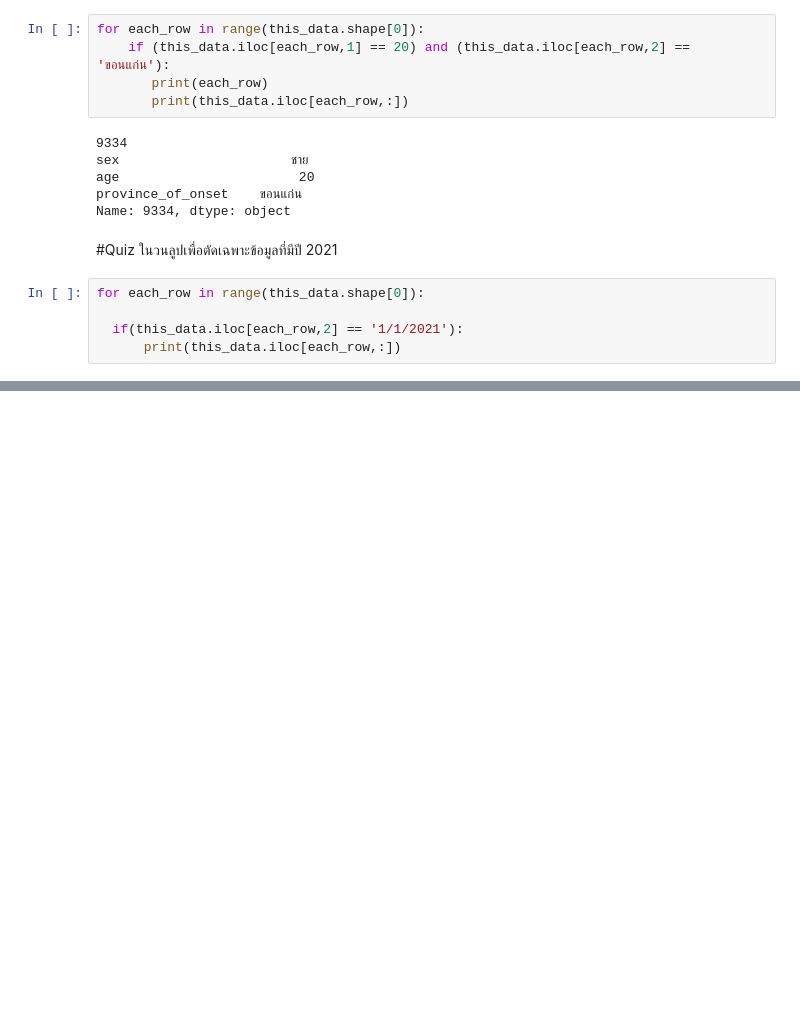
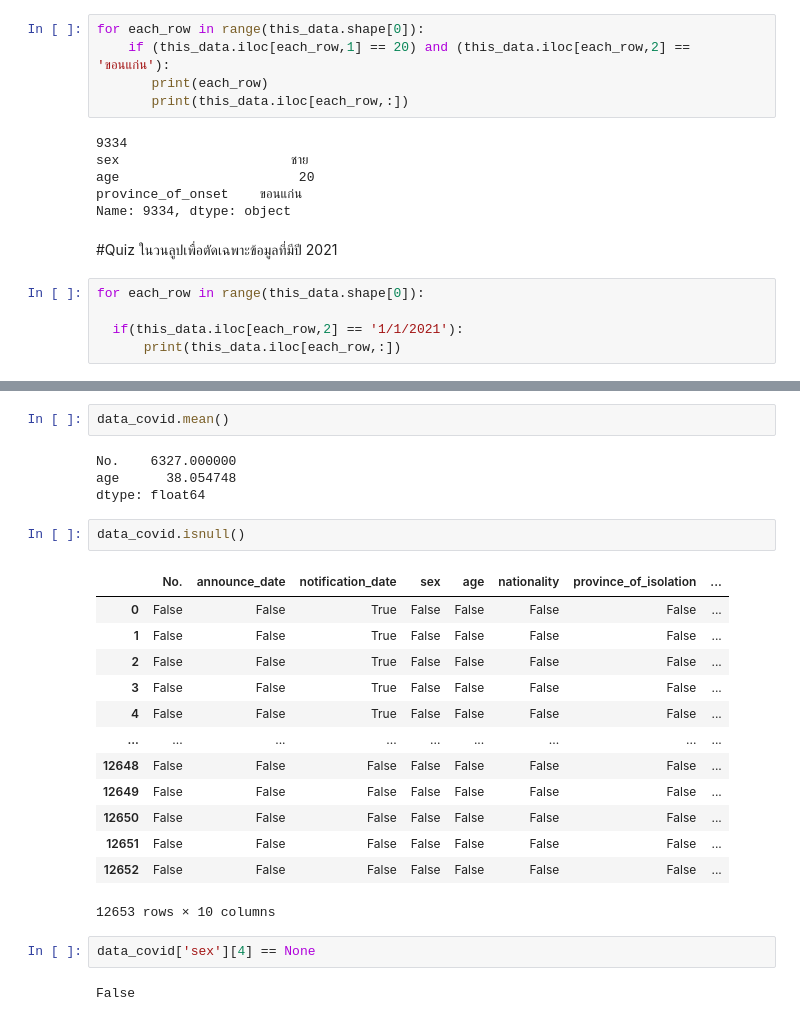
Before and after one commit to ikarosgn/data_viz, a Jupyter notebook: Untitled6.ipynb, the cells around one changed output, grey strips where cells are left out. Drawn from its saved outputs; the diff is of its cells as text; blank space fills up the shorter version.

```diff
--- a/Untitled6.ipynb
+++ b/Untitled6.ipynb
@@ -355,0 +390,26 @@ for each_row in range(this_data.shape[0]):
+# %%
+data_covid.mean()
+# %% [output]
+No.    6327.000000
+age      38.054748
+dtype: float64
+# %%
+data_covid.isnull()
+# %% [output]
+|  | No. | announce_date | notification_date | sex | age | nationality | province_of_isolation | ... |
+| 0 | False | False | True | False | False | False | False | ... |
+| 1 | False | False | True | False | False | False | False | ... |
+| 2 | False | False | True | False | False | False | False | ... |
+| 3 | False | False | True | False | False | False | False | ... |
+| 4 | False | False | True | False | False | False | False | ... |
+| ... | ... | ... | ... | ... | ... | ... | ... | ... |
+| 12648 | False | False | False | False | False | False | False | ... |
+| 12649 | False | False | False | False | False | False | False | ... |
+| 12650 | False | False | False | False | False | False | False | ... |
+| 12651 | False | False | False | False | False | False | False | ... |
+| 12652 | False | False | False | False | False | False | False | ... |
+12653 rows × 10 columns
+# %%
+data_covid['sex'][4] == None
+# %% [output]
+False
```
Also changed, not shown: parts of 2 cells of this notebook.
